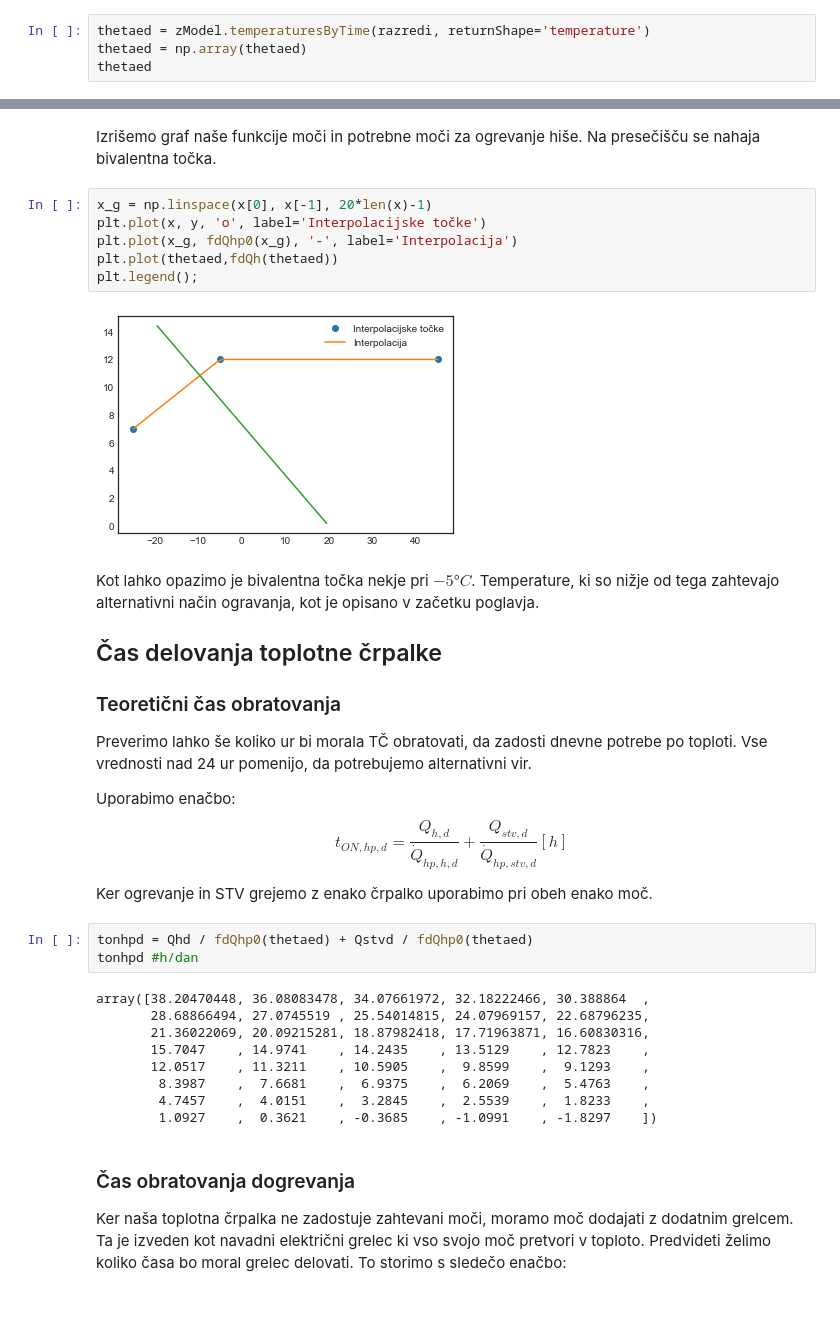
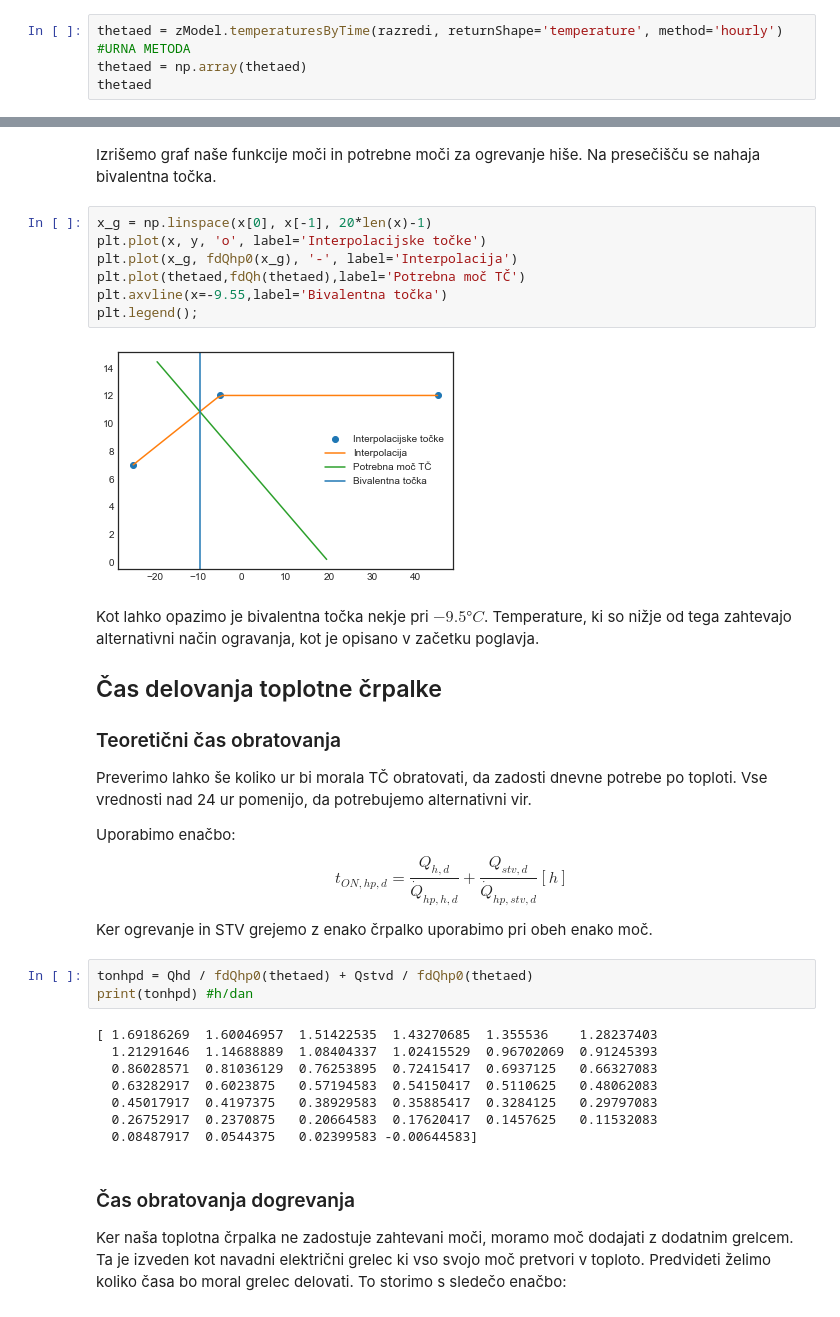
Before and after one commit to ezvr/TC, a Jupyter notebook: Poročilo.ipynb, the cells around one changed output, grey strips where cells are left out. Saved outputs shown, nothing was run; the diff lists cells and outputs as text.

Commit message:
urna branch

```diff
--- a/Poročilo.ipynb
+++ b/Poročilo.ipynb
@@ -251,5 +260,5 @@ Qsold #kWh dan
 # %%
-thetaed = zModel.temperaturesByTime(razredi, returnShape='temperature')
+thetaed = zModel.temperaturesByTime(razredi, returnShape='temperature', method='hourly') #URNA METODA
 thetaed = np.array(thetaed)
 thetaed
 # %% [output]
@@ -343,13 +356,14 @@ Izrišemo graf naše funkcije moči in potrebne moči za ogrevanje hiše. Na pre
 # %%
 x_g = np.linspace(x[0], x[-1], 20*len(x)-1)
 plt.plot(x, y, 'o', label='Interpolacijske točke')
 plt.plot(x_g, fdQhp0(x_g), '-', label='Interpolacija')
-plt.plot(thetaed,fdQh(thetaed))
+plt.plot(thetaed,fdQh(thetaed),label='Potrebna moč TČ')
+plt.axvline(x=-9.55,label='Bivalentna točka')
 plt.legend();
 # %% [output]
-[figure, old version]
+[figure, new version]
 # %% [markdown]
-Kot lahko opazimo je bivalentna točka nekje pri $-5°C$. Temperature, ki so nižje od tega zahtevajo alternativni način ogravanja, kot je opisano v začetku poglavja.
+Kot lahko opazimo je bivalentna točka nekje pri $-9.5°C$. Temperature, ki so nižje od tega zahtevajo alternativni način ogravanja, kot je opisano v začetku poglavja.
 
 ## Čas delovanja toplotne črpalke
 ### Teoretični čas obratovanja
@@ -362,16 +376,15 @@ $$t_{ON,hp,d}=\frac{Q_{h,d}}{\dot{Q}_{hp,h,d}}+\frac{Q_{stv,d}}{\dot{Q}_{hp,stv,
 Ker ogrevanje in STV grejemo z enako črpalko uporabimo pri obeh enako moč.
 # %%
 tonhpd = Qhd / fdQhp0(thetaed) + Qstvd / fdQhp0(thetaed)
-tonhpd #h/dan
+print(tonhpd) #h/dan
 # %% [output]
-array([38.20470448, 36.08083478, 34.07661972, 32.18222466, 30.388864  ,
-       28.68866494, 27.0745519 , 25.54014815, 24.07969157, 22.68796235,
-       21.36022069, 20.09215281, 18.87982418, 17.71963871, 16.60830316,
-       15.7047    , 14.9741    , 14.2435    , 13.5129    , 12.7823    ,
-       12.0517    , 11.3211    , 10.5905    ,  9.8599    ,  9.1293    ,
-        8.3987    ,  7.6681    ,  6.9375    ,  6.2069    ,  5.4763    ,
-        4.7457    ,  4.0151    ,  3.2845    ,  2.5539    ,  1.8233    ,
-        1.0927    ,  0.3621    , -0.3685    , -1.0991    , -1.8297    ])
+[ 1.69186269  1.60046957  1.51422535  1.43270685  1.355536    1.28237403
+  1.21291646  1.14688889  1.08404337  1.02415529  0.96702069  0.91245393
+  0.86028571  0.81036129  0.76253895  0.72415417  0.6937125   0.66327083
+  0.63282917  0.6023875   0.57194583  0.54150417  0.5110625   0.48062083
+  0.45017917  0.4197375   0.38929583  0.35885417  0.3284125   0.29797083
+  0.26752917  0.2370875   0.20664583  0.17620417  0.1457625   0.11532083
+  0.08487917  0.0544375   0.02399583 -0.00644583]
 # %% [markdown]
 ### Čas obratovanja dogrevanja
 Ker naša toplotna črpalka ne zadostuje zahtevani moči, moramo moč dodajati z dodatnim grelcem. Ta je izveden kot navadni električni grelec ki vso svojo moč pretvori v toploto. Predvideti želimo koliko časa bo moral grelec delovati.
```
Also changed, not shown: parts of 18 cells of this notebook, 1 other file.
